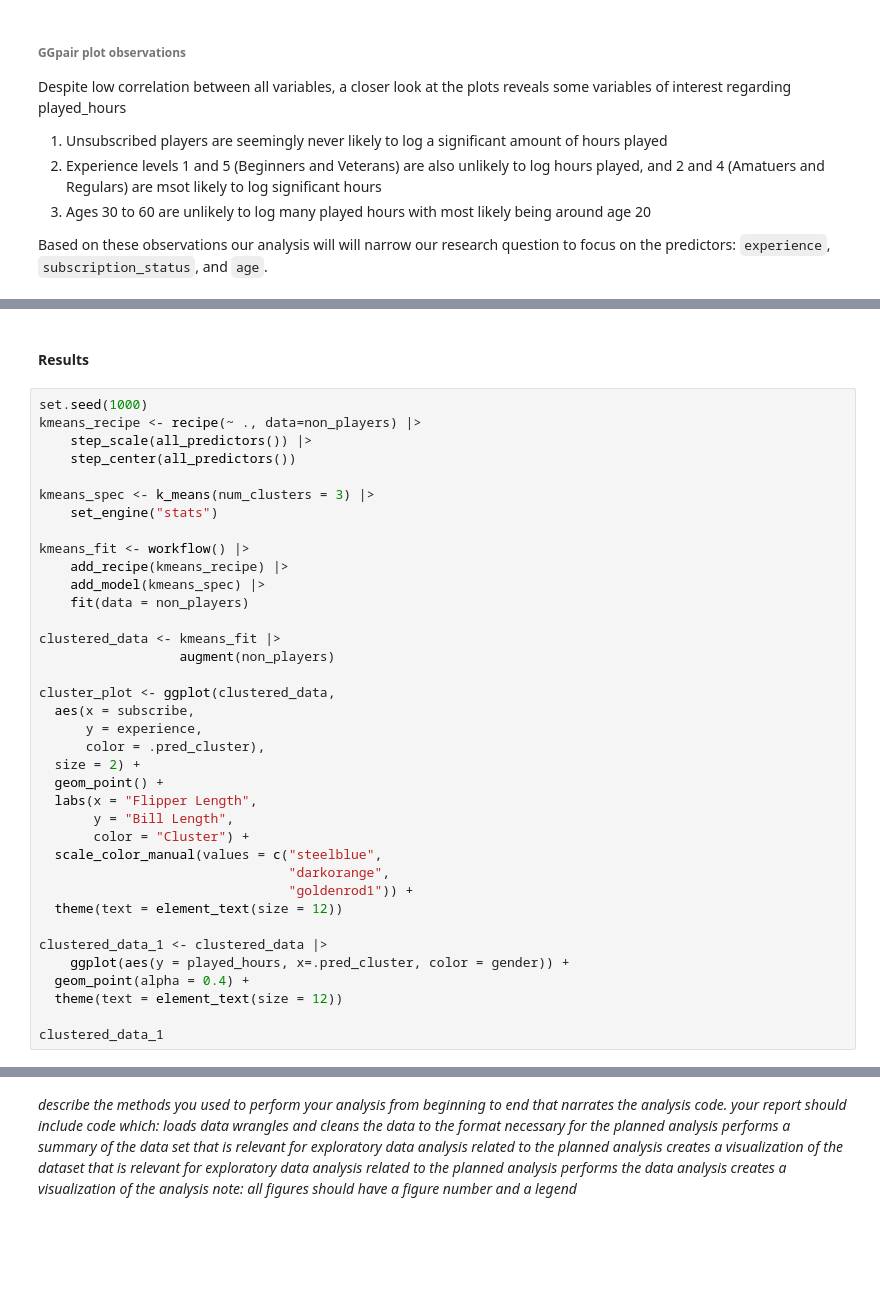
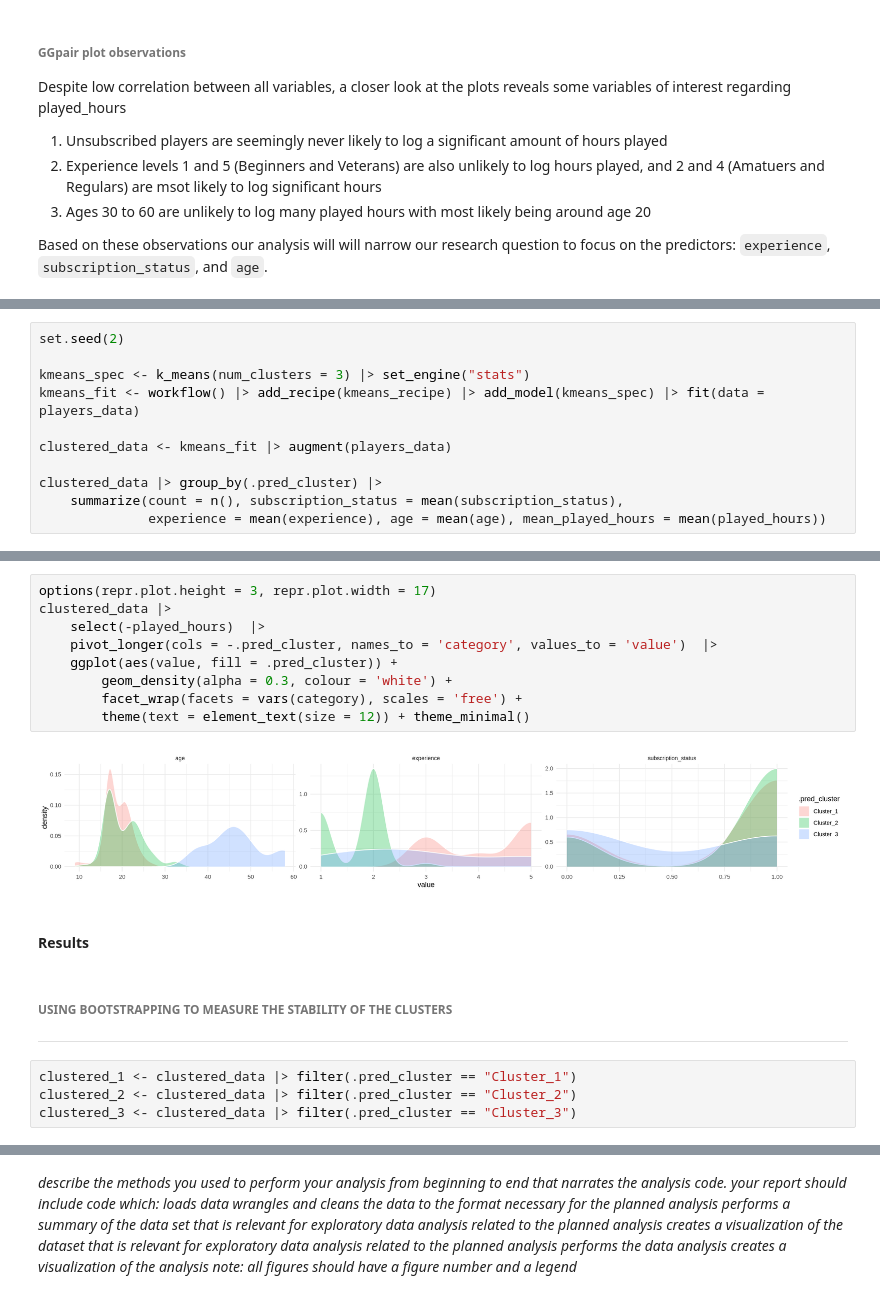
Before and after one commit to vicky-nak/DSCI-Final-Report-24, a Jupyter notebook: Final Report.ipynb, the cells around one changed output, grey strips where cells are left out. Saved outputs shown, nothing was run; the diff lists cells and outputs as text; blank space fills up the shorter version.

```diff
--- a/Final Report.ipynb
+++ b/Final Report.ipynb
@@ -117,0 +125,11 @@ players_testing  <- testing(players_split)
+# %%
+set.seed(2)
+
+kmeans_spec <- k_means(num_clusters = 3) |> set_engine("stats")
+kmeans_fit <- workflow() |> add_recipe(kmeans_recipe) |> add_model(kmeans_spec) |> fit(data = players_data)
+
+clustered_data <- kmeans_fit |> augment(players_data)
+
+clustered_data |> group_by(.pred_cluster) |>
+    summarize(count = n(), subscription_status = mean(subscription_status),
+              experience = mean(experience), age = mean(age), mean_played_hours = mean(played_hours))
@@ -118,39 +143,20 @@ players_testing  <- testing(players_split)
+# %%
+options(repr.plot.height = 3, repr.plot.width = 17)
+clustered_data |>
+    select(-played_hours)  |>
+    pivot_longer(cols = -.pred_cluster, names_to = 'category', values_to = 'value')  |>
+    ggplot(aes(value, fill = .pred_cluster)) +
+        geom_density(alpha = 0.3, colour = 'white') +
+        facet_wrap(facets = vars(category), scales = 'free') +
+        theme(text = element_text(size = 12)) + theme_minimal()
+# %% [output]
+[figure, added]
 # %% [markdown]
 #### **Results** <a name="results"></a>
-# %%
-set.seed(1000)
-kmeans_recipe <- recipe(~ ., data=non_players) |>
-    step_scale(all_predictors()) |>
-    step_center(all_predictors())
-
-kmeans_spec <- k_means(num_clusters = 3) |>
-    set_engine("stats")
-
-kmeans_fit <- workflow() |>
-    add_recipe(kmeans_recipe) |>
-    add_model(kmeans_spec) |>
-    fit(data = non_players)
-
-clustered_data <- kmeans_fit |>
-                  augment(non_players)
-
-cluster_plot <- ggplot(clustered_data,
-  aes(x = subscribe,
-      y = experience,
-      color = .pred_cluster),
-  size = 2) +
-  geom_point() +
-  labs(x = "Flipper Length",
-       y = "Bill Length",
-       color = "Cluster") +
-  scale_color_manual(values = c("steelblue",
-                                "darkorange",
-                                "goldenrod1")) +
-  theme(text = element_text(size = 12))
-
-clustered_data_1 <- clustered_data |>
-    ggplot(aes(y = played_hours, x=.pred_cluster, color = gender)) +
-  geom_point(alpha = 0.4) +
-  theme(text = element_text(size = 12))
-
-clustered_data_1
+# %% [markdown]
+###### **USING BOOTSTRAPPING TO MEASURE THE STABILITY OF THE CLUSTERS**
+----
+# %%
+clustered_1 <- clustered_data |> filter(.pred_cluster == "Cluster_1")
+clustered_2 <- clustered_data |> filter(.pred_cluster == "Cluster_2")
+clustered_3 <- clustered_data |> filter(.pred_cluster == "Cluster_3")
```
Also changed, not shown: parts of 24 cells of this notebook.
